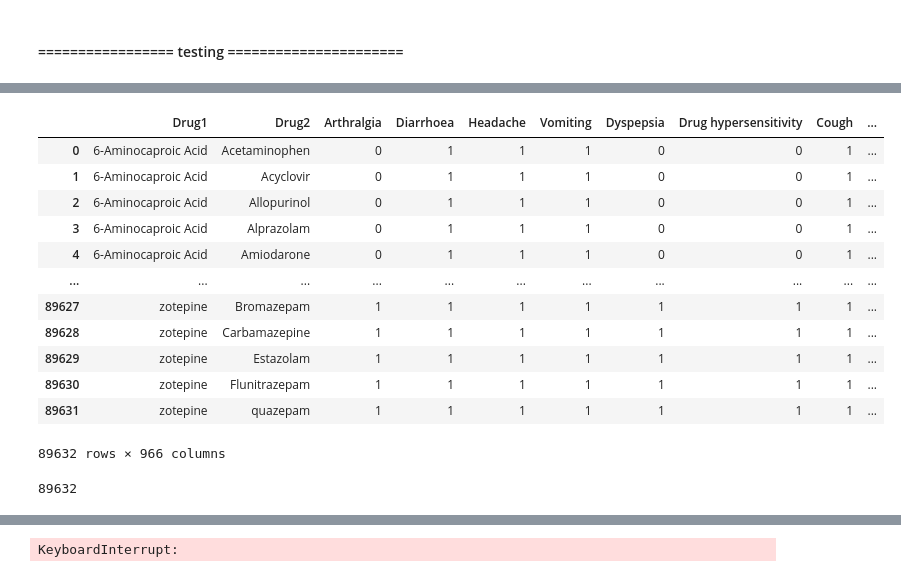
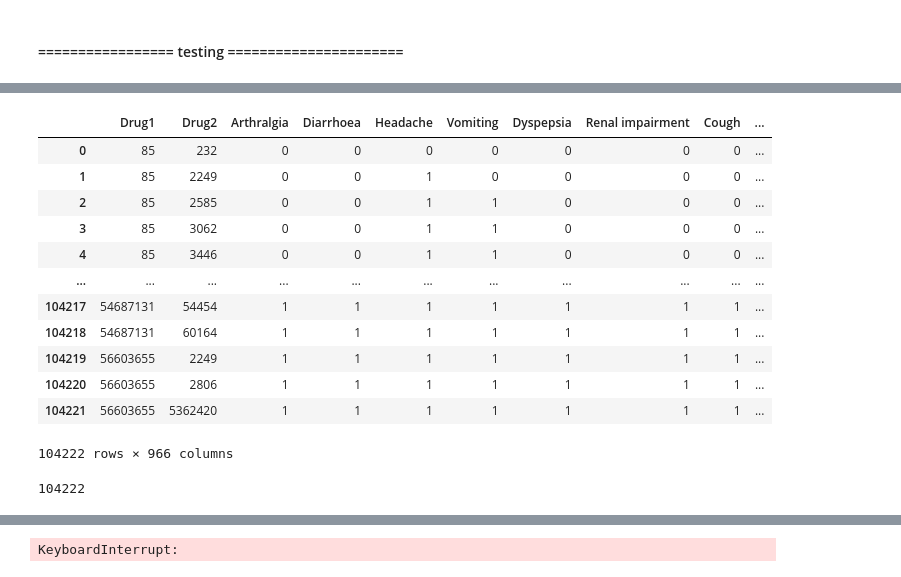
Before and after one commit to amanzadi/MS_Thesis, a Jupyter notebook: GNN_comb_data.ipynb, the cells around one changed output, grey strips where cells are left out. Saved outputs shown, nothing was run; the diff lists cells and outputs as text; code cells hidden in the pictures.

```diff
--- a/GNN_comb_data.ipynb
+++ b/GNN_comb_data.ipynb
@@ -305,22 +326,22 @@ ts
 # %%
-test = ts_asses.copy() #ts_train.copy()
+test = ts_train.copy()
 test
 # %% [output]
-|  | Drug1 | Drug2 | Arthralgia | Diarrhoea | Headache | Vomiting | Dyspepsia | Drug hypersensitivity | Cough | ... |
-| 0 | 6-Aminocaproic Acid | Acetaminophen | 0 | 1 | 1 | 1 | 0 | 0 | 1 | ... |
-| 1 | 6-Aminocaproic Acid | Acyclovir | 0 | 1 | 1 | 1 | 0 | 0 | 1 | ... |
-| 2 | 6-Aminocaproic Acid | Allopurinol | 0 | 1 | 1 | 1 | 0 | 0 | 1 | ... |
-| 3 | 6-Aminocaproic Acid | Alprazolam | 0 | 1 | 1 | 1 | 0 | 0 | 1 | ... |
-| 4 | 6-Aminocaproic Acid | Amiodarone | 0 | 1 | 1 | 1 | 0 | 0 | 1 | ... |
+|  | Drug1 | Drug2 | Arthralgia | Diarrhoea | Headache | Vomiting | Dyspepsia | Renal impairment | Cough | ... |
+| 0 | 85 | 232 | 0 | 0 | 0 | 0 | 0 | 0 | 0 | ... |
+| 1 | 85 | 2249 | 0 | 0 | 1 | 0 | 0 | 0 | 0 | ... |
+| 2 | 85 | 2585 | 0 | 0 | 1 | 1 | 0 | 0 | 0 | ... |
+| 3 | 85 | 3062 | 0 | 0 | 1 | 1 | 0 | 0 | 0 | ... |
+| 4 | 85 | 3446 | 0 | 0 | 1 | 1 | 0 | 0 | 0 | ... |
 | ... | ... | ... | ... | ... | ... | ... | ... | ... | ... | ... |
-| 89627 | zotepine | Bromazepam | 1 | 1 | 1 | 1 | 1 | 1 | 1 | ... |
-| 89628 | zotepine | Carbamazepine | 1 | 1 | 1 | 1 | 1 | 1 | 1 | ... |
-| 89629 | zotepine | Estazolam | 1 | 1 | 1 | 1 | 1 | 1 | 1 | ... |
-| 89630 | zotepine | Flunitrazepam | 1 | 1 | 1 | 1 | 1 | 1 | 1 | ... |
-| 89631 | zotepine | quazepam | 1 | 1 | 1 | 1 | 1 | 1 | 1 | ... |
+| 104217 | 54687131 | 54454 | 1 | 1 | 1 | 1 | 1 | 1 | 1 | ... |
+| 104218 | 54687131 | 60164 | 1 | 1 | 1 | 1 | 1 | 1 | 1 | ... |
+| 104219 | 56603655 | 2249 | 1 | 1 | 1 | 1 | 1 | 1 | 1 | ... |
+| 104220 | 56603655 | 2806 | 1 | 1 | 1 | 1 | 1 | 1 | 1 | ... |
+| 104221 | 56603655 | 5362420 | 1 | 1 | 1 | 1 | 1 | 1 | 1 | ... |
-89632 rows × 966 columns
+104222 rows × 966 columns
 # %%
 x = test.groupby(by=['Drug1','Drug2'])
 len(x)
 # %% [output]
-89632
+104222
```
Also changed, not shown: parts of 17 cells of this notebook, 2 other files.
